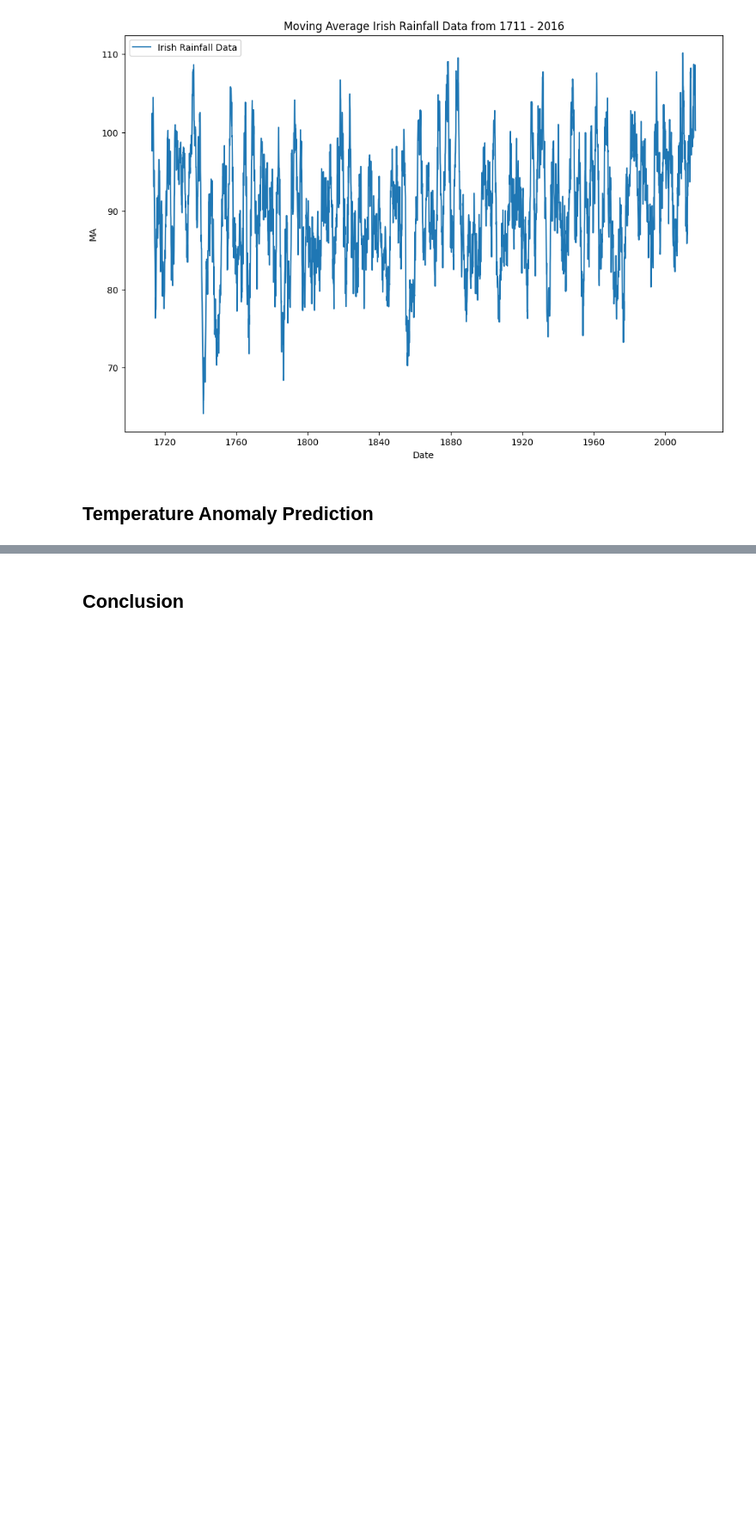
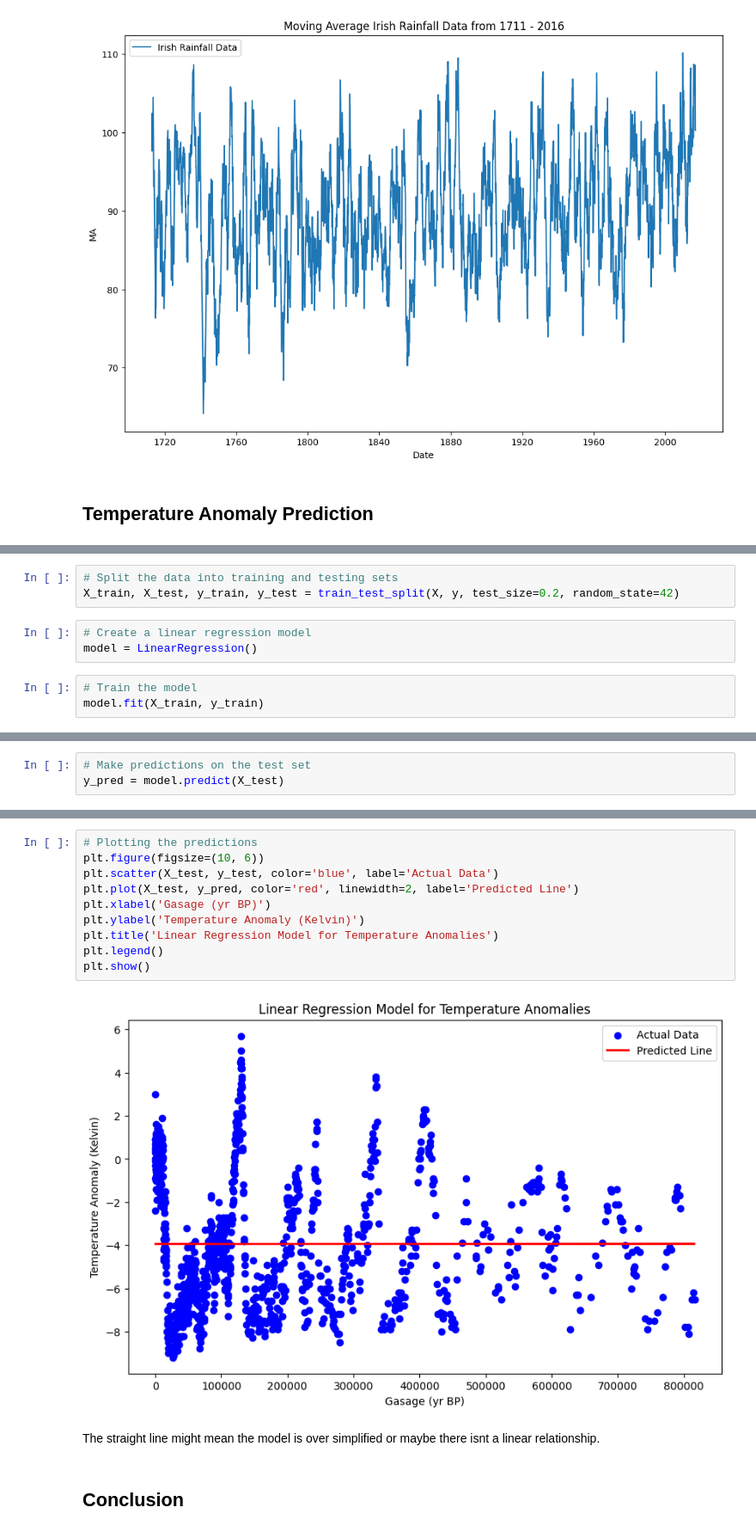
Before and after one commit to claretubs/paleo-present-climate-data, a Jupyter notebook: project.ipynb, the cells around one changed output, grey strips where cells are left out. Shown at 86% size. Cells and saved outputs as stored; diff of their text form; blank space fills up the shorter version.

Commit message:
Incorrect Predictive Model

```diff
--- a/project.ipynb
+++ b/project.ipynb
@@ -331,0 +339,9 @@ plt.show()
+# %%
+# Split the data into training and testing sets
+X_train, X_test, y_train, y_test = train_test_split(X, y, test_size=0.2, random_state=42)
+# %%
+# Create a linear regression model
+model = LinearRegression()
+# %%
+# Train the model
+model.fit(X_train, y_train)
@@ -331,0 +350,3 @@ plt.show()
+# %%
+# Make predictions on the test set
+y_pred = model.predict(X_test)
@@ -332,3 +362,17 @@ plt.show()
+# %%
+# Plotting the predictions
+plt.figure(figsize=(10, 6))
+plt.scatter(X_test, y_test, color='blue', label='Actual Data')
+plt.plot(X_test, y_pred, color='red', linewidth=2, label='Predicted Line')
+plt.xlabel('Gasage (yr BP)')
+plt.ylabel('Temperature Anomaly (Kelvin)')
+plt.title('Linear Regression Model for Temperature Anomalies')
+plt.legend()
+plt.show()
+# %% [output]
+[figure, added]
+# %% [markdown]
+The straight line might mean the model is over simplified or maybe there isnt a linear relationship.
 # %% [markdown]
 ## Conclusion
 # %% [markdown]
```
Also changed, not shown: parts of 4 cells of this notebook.
